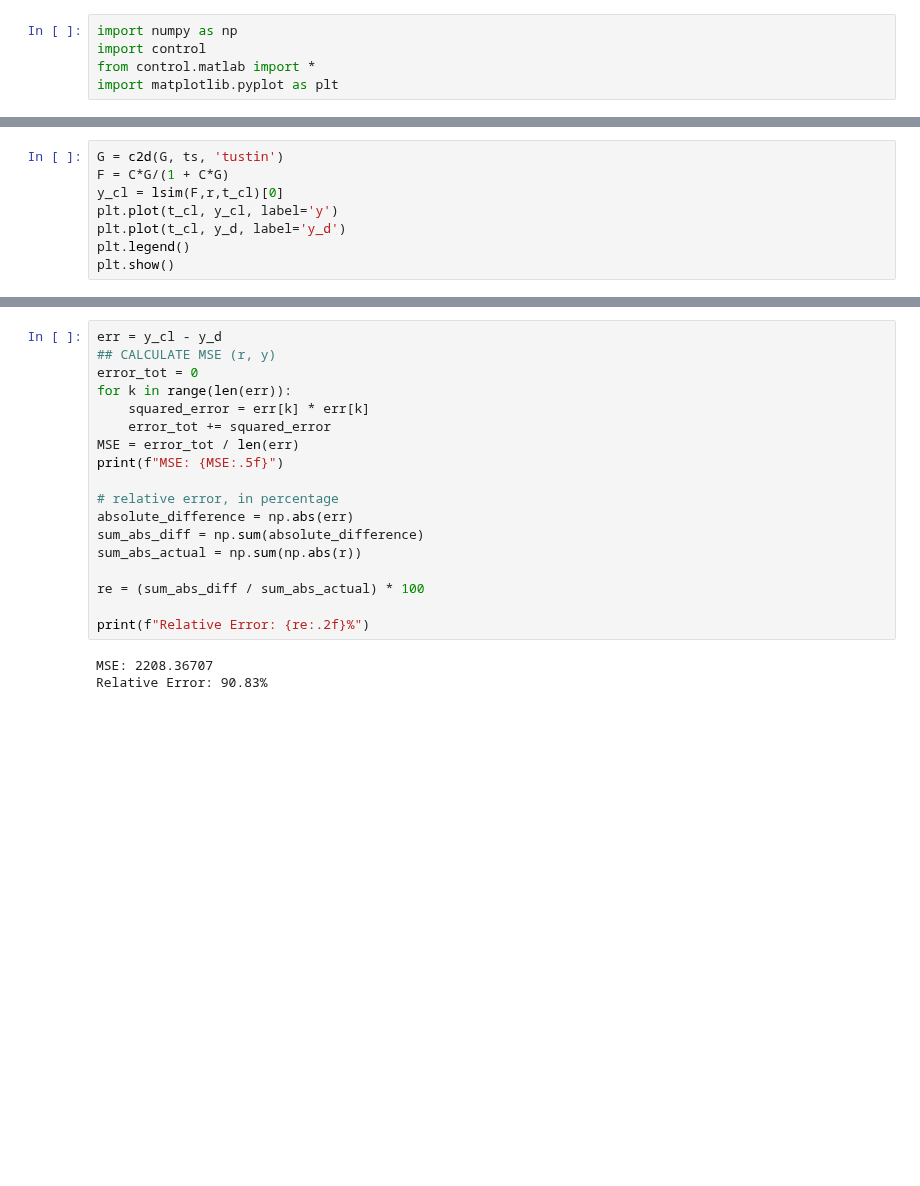
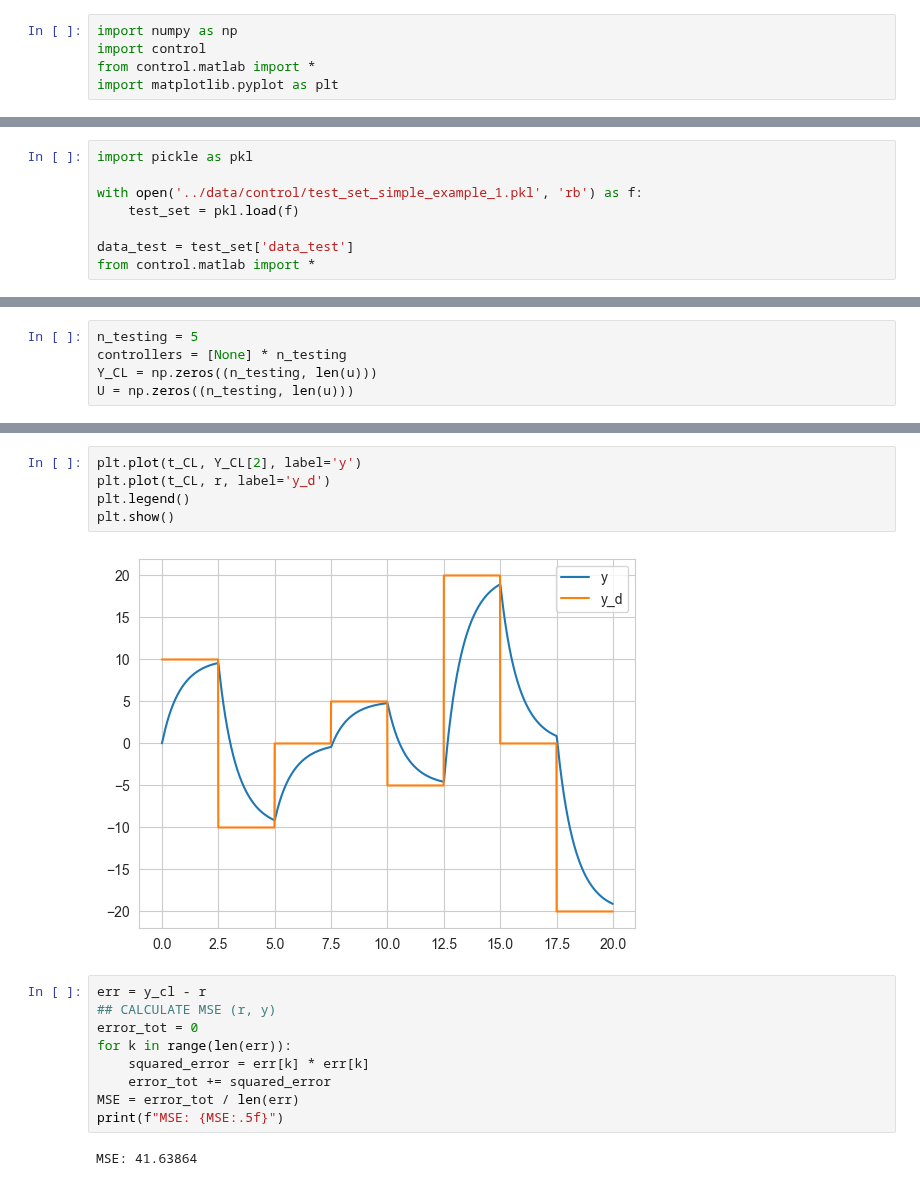
Before and after one commit to buswayne/sysid-transformers-control, a Jupyter notebook: control/simple_example_1_vrft.ipynb, the cells around one changed output, grey strips where cells are left out. Drawn from its saved outputs; the diff is of its cells as text; blank space fills up the shorter version.

```diff
--- a/control/simple_example_1_vrft.ipynb
+++ b/control/simple_example_1_vrft.ipynb
@@ -26 +6,9 @@ plt.legend()
+# %%
+import pickle as pkl
+
+with open('../data/control/test_set_simple_example_1.pkl', 'rb') as f:
+    test_set = pkl.load(f)
+
+data_test = test_set['data_test']
+from control.matlab import *
 # %%
@@ -68,8 +40,0 @@ C = theta_sol[0]*B[0] + theta_sol[1]*B[1] + theta_sol[2]*B[2]
-# %%
-G = c2d(G, ts, 'tustin')
-F = C*G/(1 + C*G)
-y_cl = lsim(F,r,t_cl)[0]
-plt.plot(t_cl, y_cl, label='y')
-plt.plot(t_cl, y_d, label='y_d')
-plt.legend()
-plt.show()
@@ -77,0 +47,5 @@ plt.show()
+# %%
+n_testing = 5
+controllers = [None] * n_testing
+Y_CL = np.zeros((n_testing, len(u)))
+U = np.zeros((n_testing, len(u)))
@@ -78,5 +109,12 @@ plt.show()
+# %%
+plt.plot(t_CL, Y_CL[2], label='y')
+plt.plot(t_CL, r, label='y_d')
+plt.legend()
+plt.show()
+# %% [output]
+[figure, added]
 # %%
-err = y_cl - y_d
+err = y_cl - r
 ## CALCULATE MSE (r, y)
 error_tot = 0
 for k in range(len(err)):
@@ -84,15 +122,5 @@ for k in range(len(err)):
     error_tot += squared_error
 MSE = error_tot / len(err)
 print(f"MSE: {MSE:.5f}")
-
-# relative error, in percentage
-absolute_difference = np.abs(err)
-sum_abs_diff = np.sum(absolute_difference)
-sum_abs_actual = np.sum(np.abs(r))
-
-re = (sum_abs_diff / sum_abs_actual) * 100
-
-print(f"Relative Error: {re:.2f}%")
 # %% [output]
-MSE: 2208.36707
-Relative Error: 90.83%
+MSE: 41.63864
```
Also changed, not shown: parts of 11 cells of this notebook, 4 other files.
